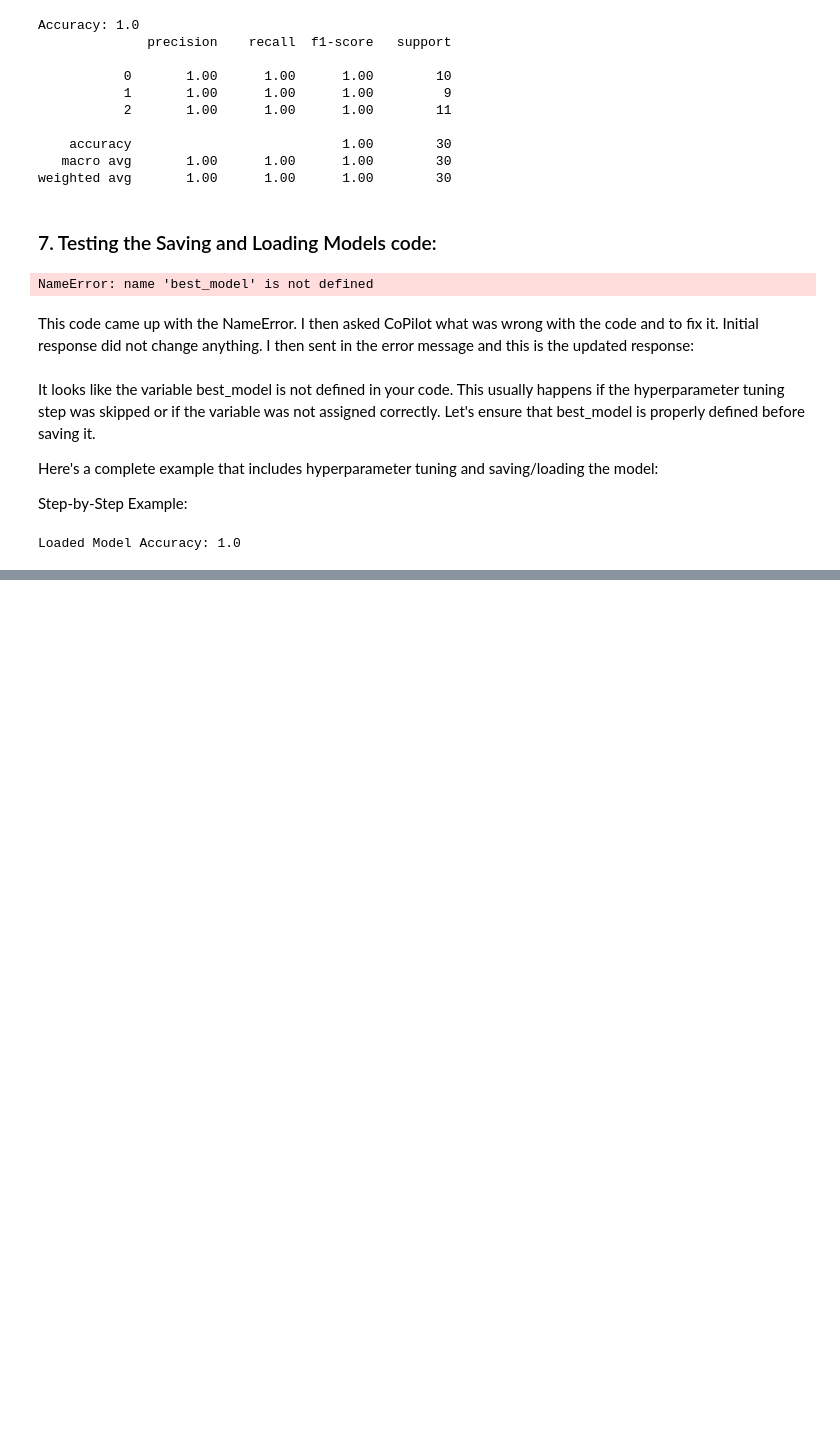
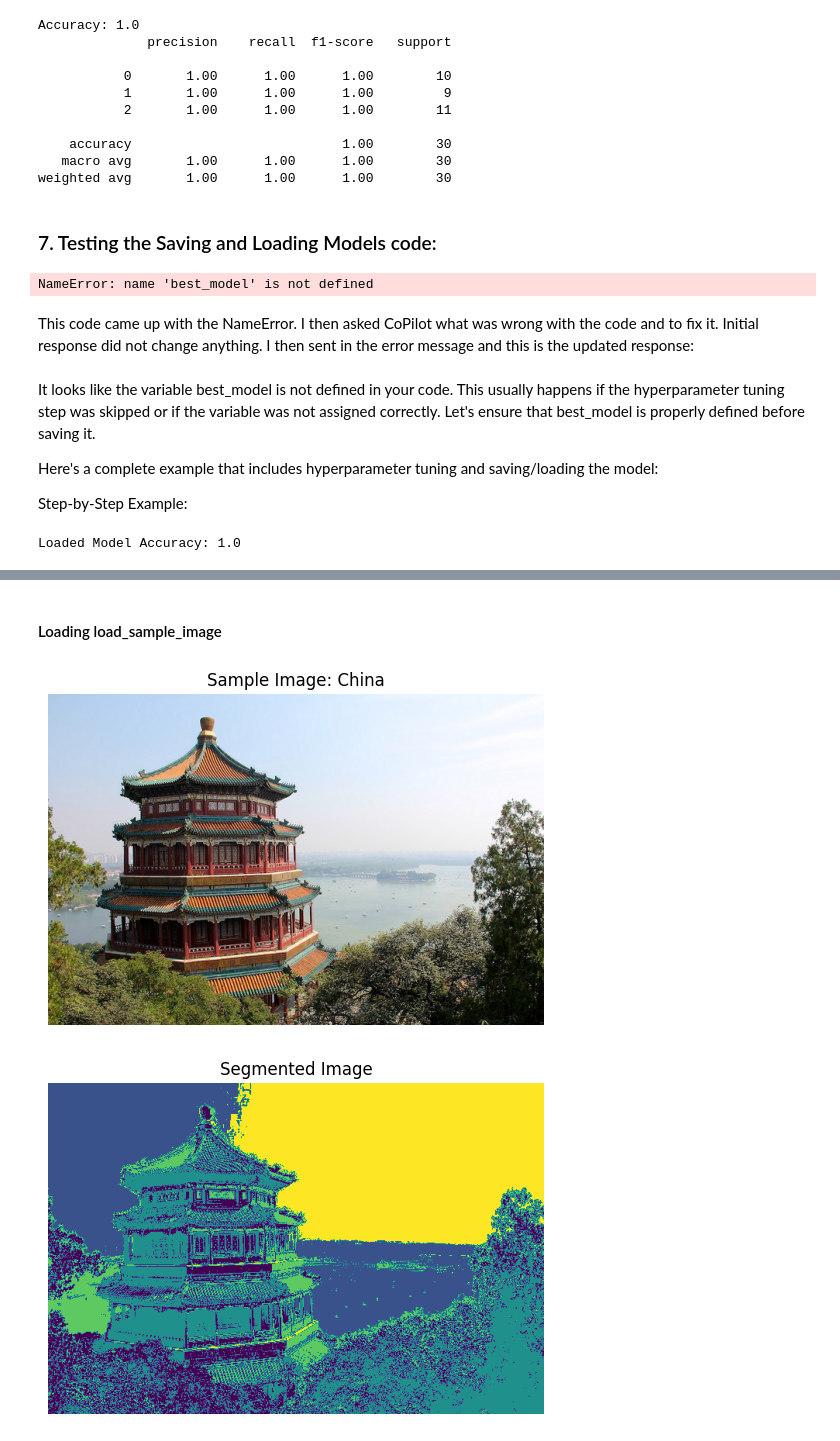
Before and after one commit to nadiaec/ai-for-the-arts-2025, a Jupyter notebook: coding_exercises4.ipynb, the cells around one changed output, grey strips where cells are left out. Drawn from its saved outputs; the diff is of its cells as text; code cells hidden in the pictures; blank space fills up the shorter version.

```diff
--- a/coding_exercises4.ipynb
+++ b/coding_exercises4.ipynb
@@ -244,0 +300,40 @@ Loaded Model Accuracy: 1.0
+# %% [markdown]
+#### Loading load_sample_image
+# %%
+from sklearn.datasets import load_sample_image
+import matplotlib.pyplot as plt
+import numpy as np
+
+# Load the sample image
+china = load_sample_image("china.jpg")
+
+# Display the image
+plt.imshow(china)
+plt.title("Sample Image: China")
+plt.axis('off')
+plt.show()
+
+# Preprocess the image (flattening for simplicity)
+X = china.reshape(-1, 3)  # Reshape to (number of pixels, 3)
+
+# For demonstration, let's perform a simple clustering task
+from sklearn.cluster import KMeans
+
+# Initialize and train the model
+kmeans = KMeans(n_clusters=5, random_state=42)
+kmeans.fit(X)
+
+# Predict the cluster for each pixel
+labels = kmeans.predict(X)
+
+# Reshape the labels to the original image shape
+segmented_image = labels.reshape(china.shape[:2])
+
+# Display the segmented image
+plt.imshow(segmented_image, cmap='viridis')
+plt.title("Segmented Image")
+plt.axis('off')
+plt.show()
+# %% [output]
+[figure, added]
+[figure, added]
```
Also changed, not shown: parts of 3 cells of this notebook, 1 other file.
